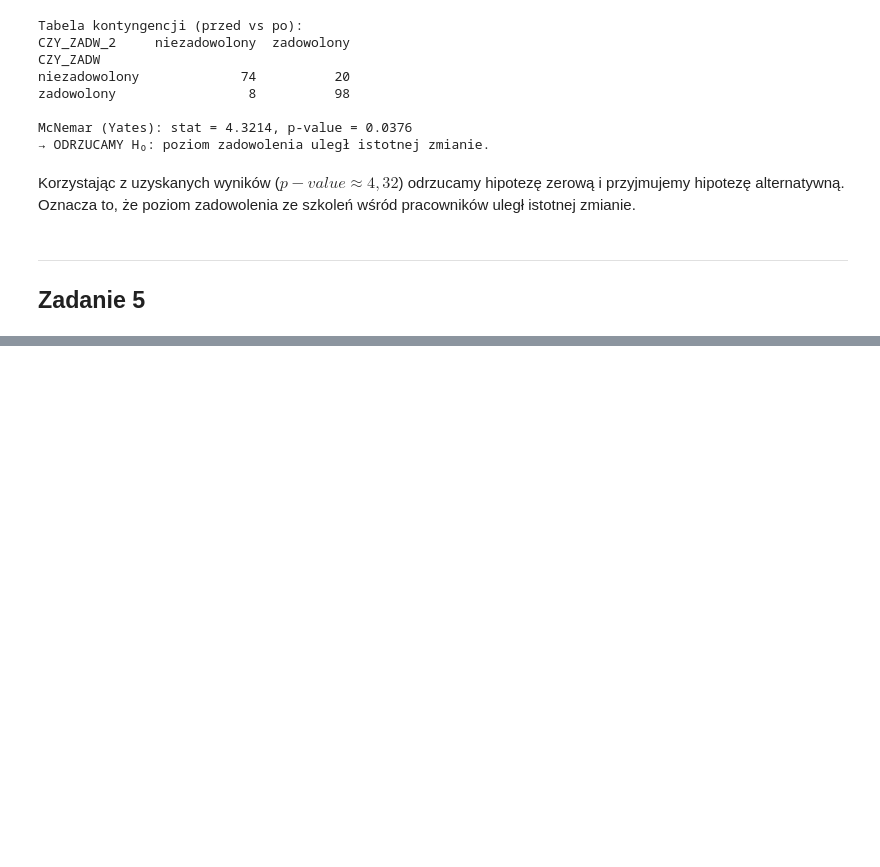
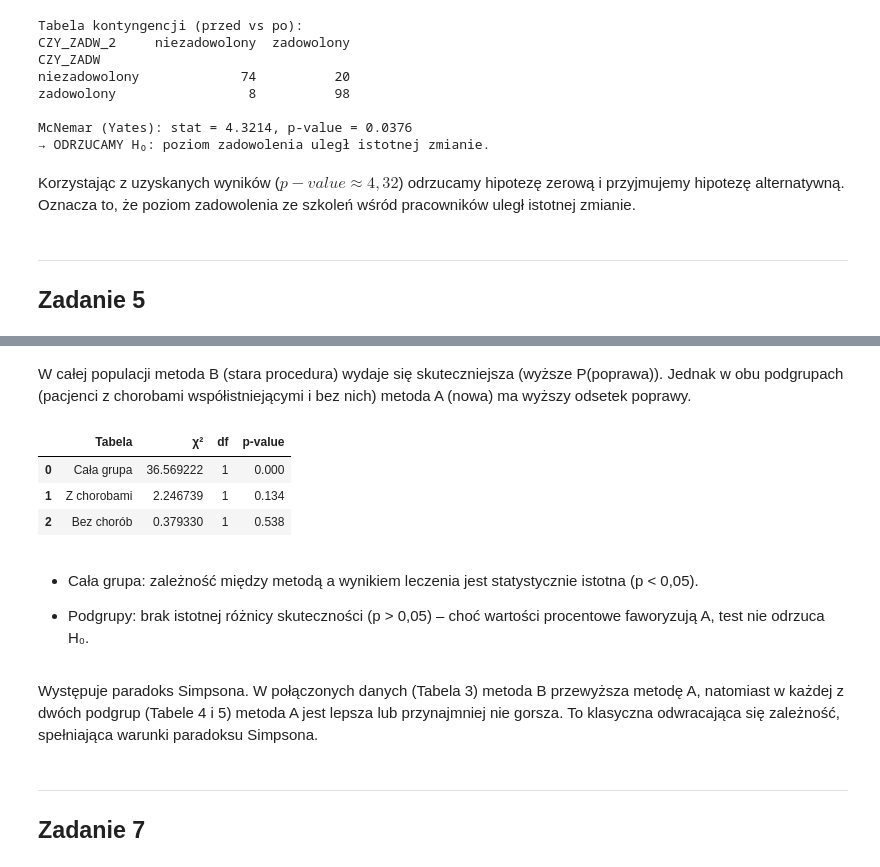
Before and after one commit to mathieuboro/Analysis_of_Survey_Data, a Jupyter notebook: Sprawozdanie3.ipynb, the cells around one changed output, grey strips where cells are left out. Drawn from its saved outputs; the diff is of its cells as text; code cells hidden in the pictures; blank space fills up the shorter version.

```diff
--- a/Sprawozdanie3.ipynb
+++ b/Sprawozdanie3.ipynb
@@ -195,0 +314,18 @@ ___
+# %% [markdown]
+W całej populacji metoda B (stara procedura) wydaje się skuteczniejsza (wyższe P(poprawa)). Jednak w obu podgrupach (pacjenci z chorobami współistniejącymi i bez nich) metoda A (nowa) ma wyższy odsetek poprawy.
+# %%
+df_chi
+# %% [output]
+|  | Tabela | χ² | df | p‑value |
+| 0 | Cała grupa | 36.569222 | 1 | 0.000 |
+| 1 | Z chorobami | 2.246739 | 1 | 0.134 |
+| 2 | Bez chorób | 0.379330 | 1 | 0.538 |
+# %% [markdown]
+- Cała grupa: zależność między metodą a wynikiem leczenia jest statystycznie istotna (p < 0,05).
+
+- Podgrupy: brak istotnej różnicy skuteczności (p > 0,05) – choć wartości procentowe faworyzują A, test nie odrzuca H₀.
+# %% [markdown]
+Występuje paradoks Simpsona. W połączonych danych (Tabela 3) metoda B przewyższa metodę A, natomiast w każdej z dwóch podgrup (Tabele 4 i 5) metoda A jest lepsza lub przynajmniej nie gorsza. To klasyczna odwracająca się zależność, spełniająca warunki paradoksu Simpsona.
+# %% [markdown]
+___
+## Zadanie 7
```
Also changed, not shown: parts of 5 cells of this notebook.
